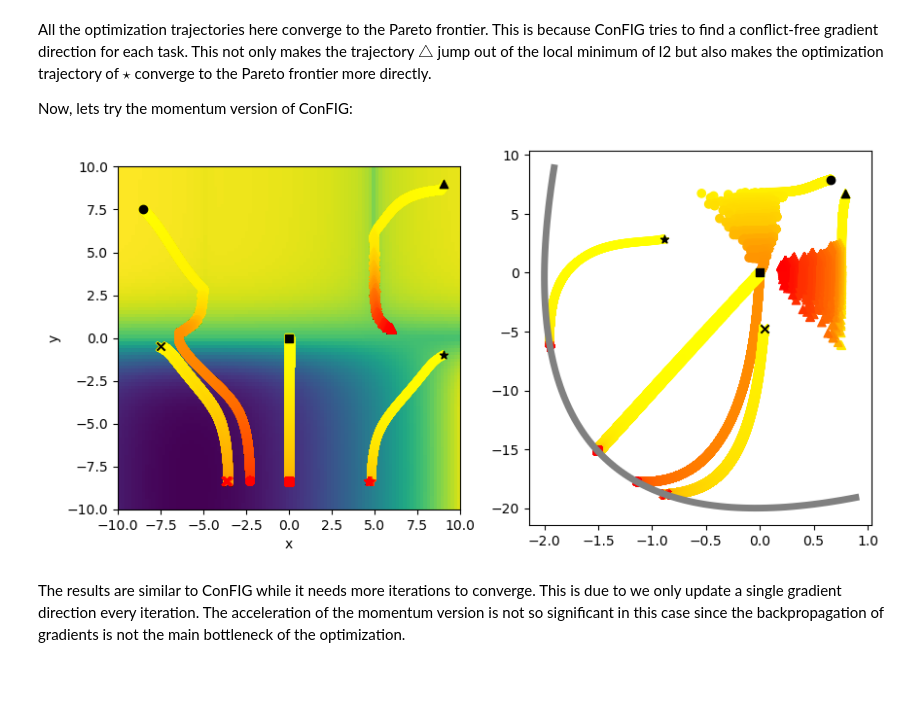
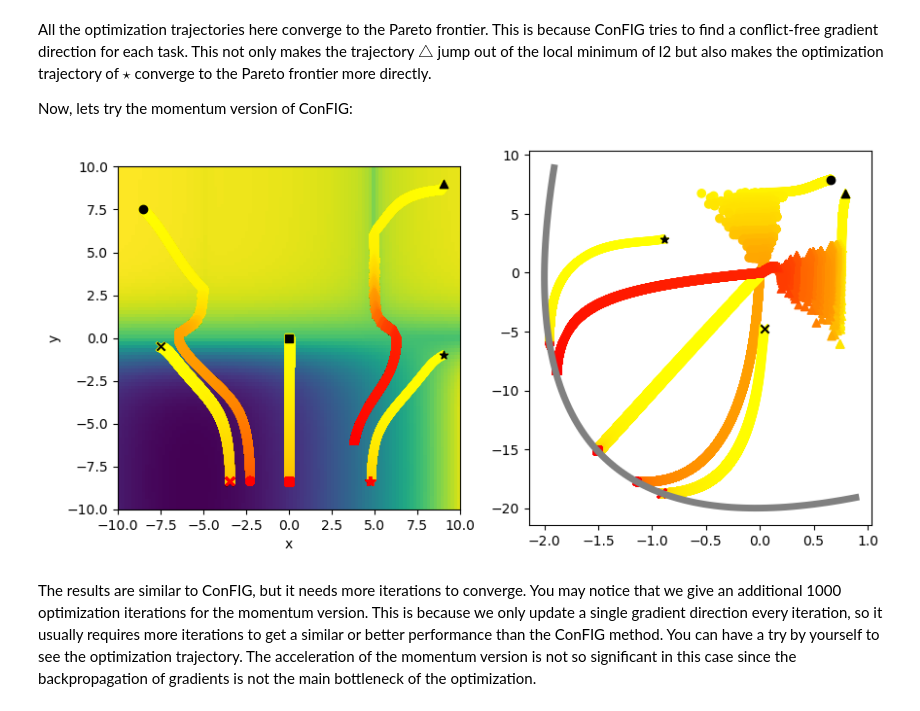
Before and after one commit to tum-pbs/ConFIG, a Jupyter notebook: docs/examples/mtl_toy.ipynb, the cells around one changed output. Drawn from its saved outputs; the diff is of its cells as text; code cells hidden in the pictures; blank space fills up the shorter version.

```diff
--- a/docs/examples/mtl_toy.ipynb
+++ b/docs/examples/mtl_toy.ipynb
@@ -211,34 +211,34 @@ momentum_operator = PseudoMomentumOperator(num_vectors=2)
 for init in inits:
     trajectory_i = []
     loss_i= []
     x = init[0].clone().requires_grad_(True)
     y = init[1].clone().requires_grad_(True)
     optimizer = torch.optim.SGD([x,y], lr=1e-3)
-    for i in tqdm(range(50000)):
+    for i in tqdm(range(60000)):
         optimizer.zero_grad()
         l1,l2 = landscape(x,y)
         trajectory_i.append((x.item(),y.item()))
         loss_i.append((scale[0]*l1.item(),scale[1]*l2.item()))
 
         if i%2==0:
             (scale[0]*l1).backward()
             grad_1 = torch.cat([x.grad.view(-1),y.grad.view(-1)])
             g_config=momentum_operator.calculate_gradient(0,grad_1)
         else:
             (scale[1]*l2).backward()
             grad_2 = torch.cat([x.grad.view(-1),y.grad.view(-1)])
             g_config=momentum_operator.calculate_gradient(1,grad_2)
         x.grad.data = g_config[0].view_as(x)
         y.grad.data = g_config[1].view_as(y)
 
         optimizer.step()
     trajectories.append(trajectory_i)
     losses.append(loss_i)
 
 fig,axs=plt.subplots(1,2,figsize=(10,5))
 plot_landscape(field="all",trajectories=trajectories,scale=scale,ax=axs[0],c_bar=False)
 plot_pareto_front(losses,scale=scale,ax=axs[1])
 # %% [output]
-[figure, old version]
+[figure, new version]
 # %% [markdown]
-The results are similar to ConFIG while it needs more iterations to converge. This is due to we only update a single gradient direction every iteration. The acceleration of the momentum version is not so significant in this case since the backpropagation of gradients is not the main bottleneck of the optimization.
+The results are similar to ConFIG, but it needs more iterations to converge. You may notice that we give an additional 1000 optimization iterations for the momentum version. This is because we only update a single gradient direction every iteration, so it usually requires more iterations to get a similar or better performance than the ConFIG method. You can have a try by yourself to see the optimization trajectory. The acceleration of the momentum version is not so significant in this case since the backpropagation of gradients is not the main bottleneck of the optimization.
```
Also changed, not shown: parts of 1 cell of this notebook, 5 other files.
